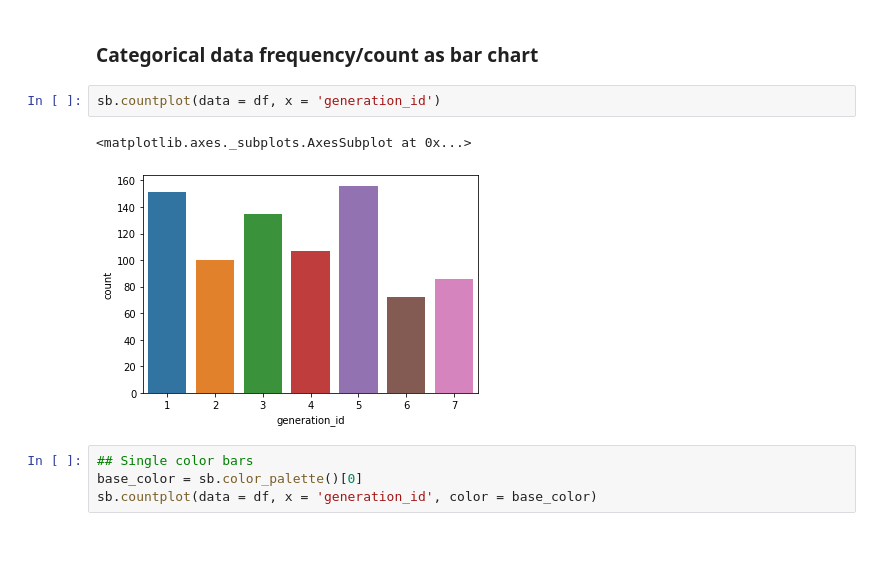
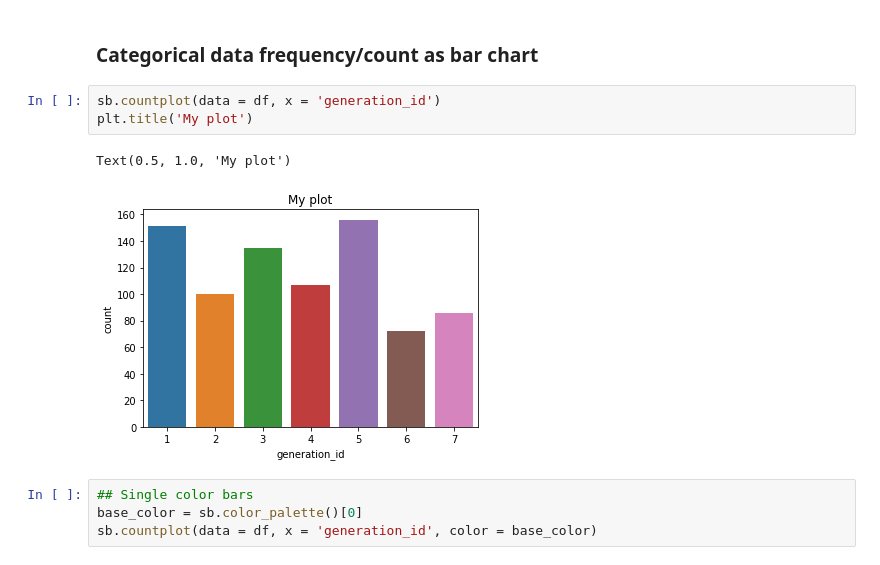
Before and after one commit to anuragkapur/anuragkapur.github.io, a Jupyter notebook: blog/cheat-sheets/jupyter/Python Cheat Sheet.ipynb, the cells around one changed output. Drawn from its saved outputs; the diff is of its cells as text.

```diff
--- a/blog/cheat-sheets/jupyter/Python Cheat Sheet.ipynb
+++ b/blog/cheat-sheets/jupyter/Python Cheat Sheet.ipynb
@@ -1080,9 +915,10 @@ display(df.head())
 ### Categorical data frequency/count as bar chart
 # %%
 sb.countplot(data = df, x = 'generation_id')
+plt.title('My plot')
 # %% [output]
-<matplotlib.axes._subplots.AxesSubplot at 0x...>
+Text(0.5, 1.0, 'My plot')
-[figure, old version]
+[figure, new version]
 # %%
 ## Single color bars
 base_color = sb.color_palette()[0]
```
Also changed, not shown: parts of 44 cells of this notebook.
